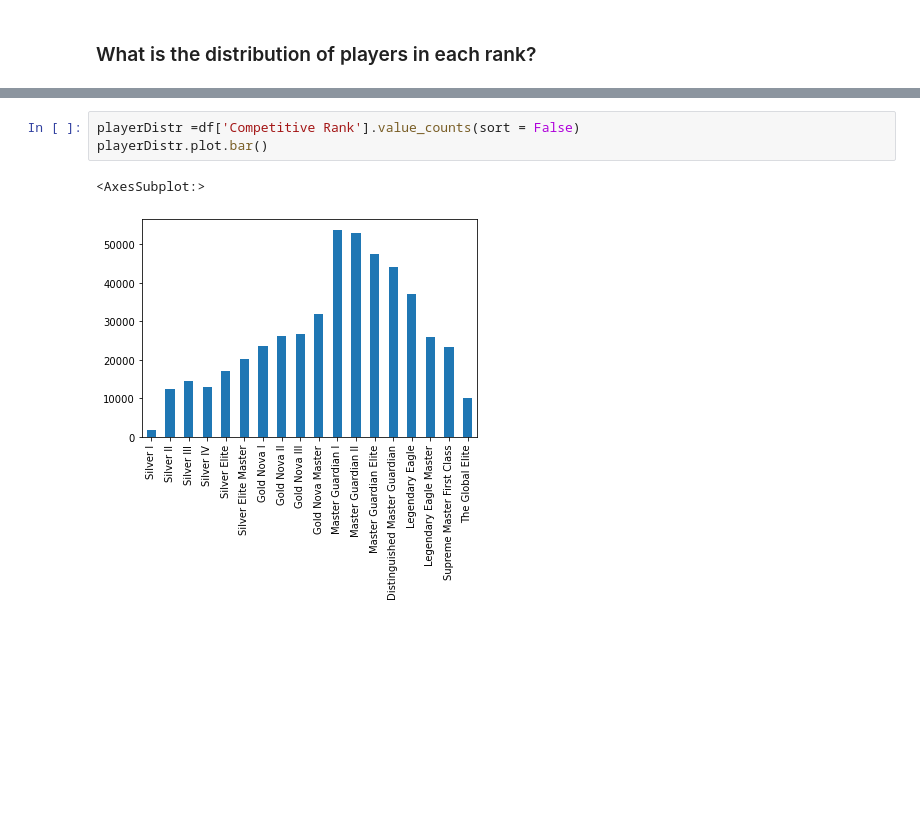
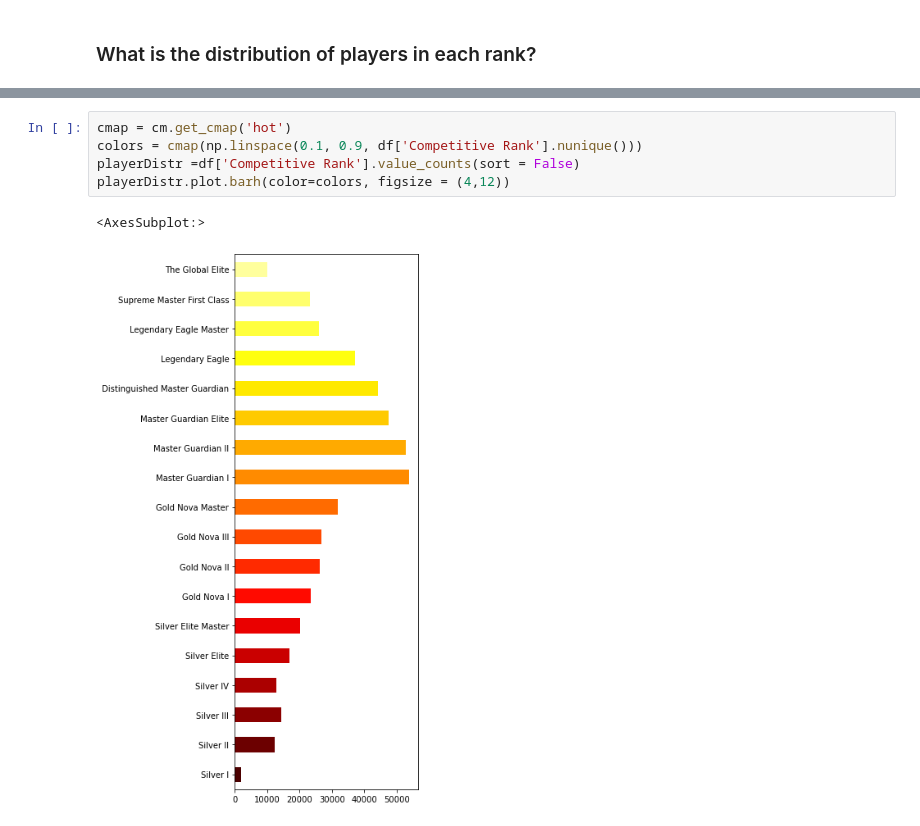
Before and after one commit to cc-visionary/datapre-csgostats, a Jupyter notebook: Scraping CSGOStats.gg.ipynb, the cells around one changed output, grey strips where cells are left out. Cells and saved outputs as stored; diff of their text form; blank space fills up the shorter version.

Commit message:
Updated Visualization of Players per rank

```diff
--- a/Scraping CSGOStats.gg.ipynb
+++ b/Scraping CSGOStats.gg.ipynb
@@ -596,8 +596,10 @@ The Global Elite                 10057
 Silver I                          1861
 Name: Competitive Rank, dtype: int64
 # %%
+cmap = cm.get_cmap('hot')
+colors = cmap(np.linspace(0.1, 0.9, df['Competitive Rank'].nunique()))
 playerDistr =df['Competitive Rank'].value_counts(sort = False)
-playerDistr.plot.bar()
+playerDistr.plot.barh(color=colors, figsize = (4,12))
 # %% [output]
 <AxesSubplot:>
-[figure, old version]
+[figure, new version]
```
Also changed, not shown: parts of 9 cells of this notebook.
